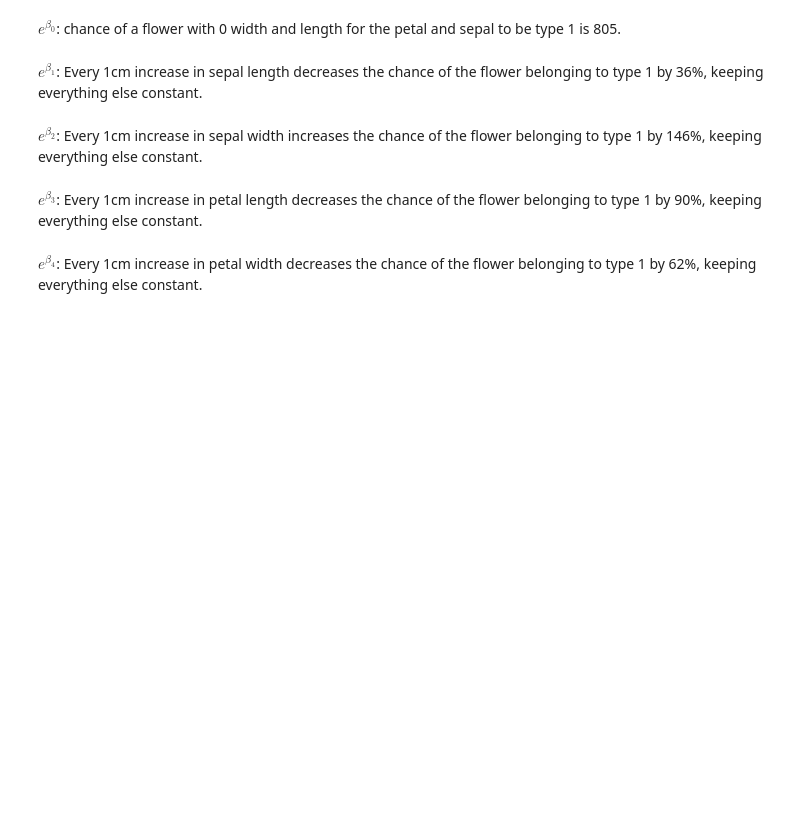
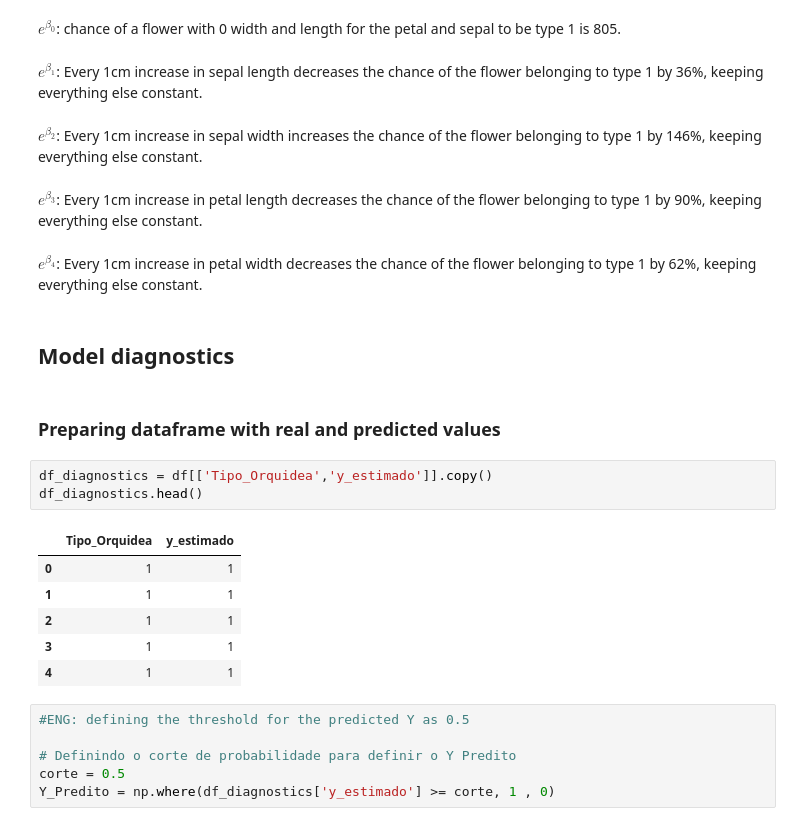
Before and after one commit to davidsagg/work_in_progress, a Jupyter notebook: iris_logistic_regression/Iris_Logistic_Regression.ipynb, the cells around one changed output. Drawn from its saved outputs; the diff is of its cells as text; blank space fills up the shorter version.

```diff
--- a/iris_logistic_regression/Iris_Logistic_Regression.ipynb
+++ b/iris_logistic_regression/Iris_Logistic_Regression.ipynb
@@ -127,3 +127,23 @@ $e^{\beta_2}$: Every 1cm increase in sepal width increases the chance of the flo
 $e^{\beta_3}$: Every 1cm increase in petal length decreases the chance of the flower belonging to type 1 by 90%, keeping everything else constant.
 # %% [markdown]
 $e^{\beta_4}$: Every 1cm increase in petal width decreases the chance of the flower belonging to type 1 by 62%, keeping everything else constant.
+# %% [markdown]
+## Model diagnostics
+# %% [markdown]
+### Preparing dataframe with real and predicted values
+# %%
+df_diagnostics = df[['Tipo_Orquidea','y_estimado']].copy()
+df_diagnostics.head()
+# %% [output]
+|  | Tipo_Orquidea | y_estimado |
+| 0 | 1 | 1 |
+| 1 | 1 | 1 |
+| 2 | 1 | 1 |
+| 3 | 1 | 1 |
+| 4 | 1 | 1 |
+# %%
+#ENG: defining the threshold for the predicted Y as 0.5
+
+# Definindo o corte de probabilidade para definir o Y Predito
+corte = 0.5
+Y_Predito = np.where(df_diagnostics['y_estimado'] >= corte, 1 , 0)
```
Also changed, not shown: parts of 14 cells of this notebook.
